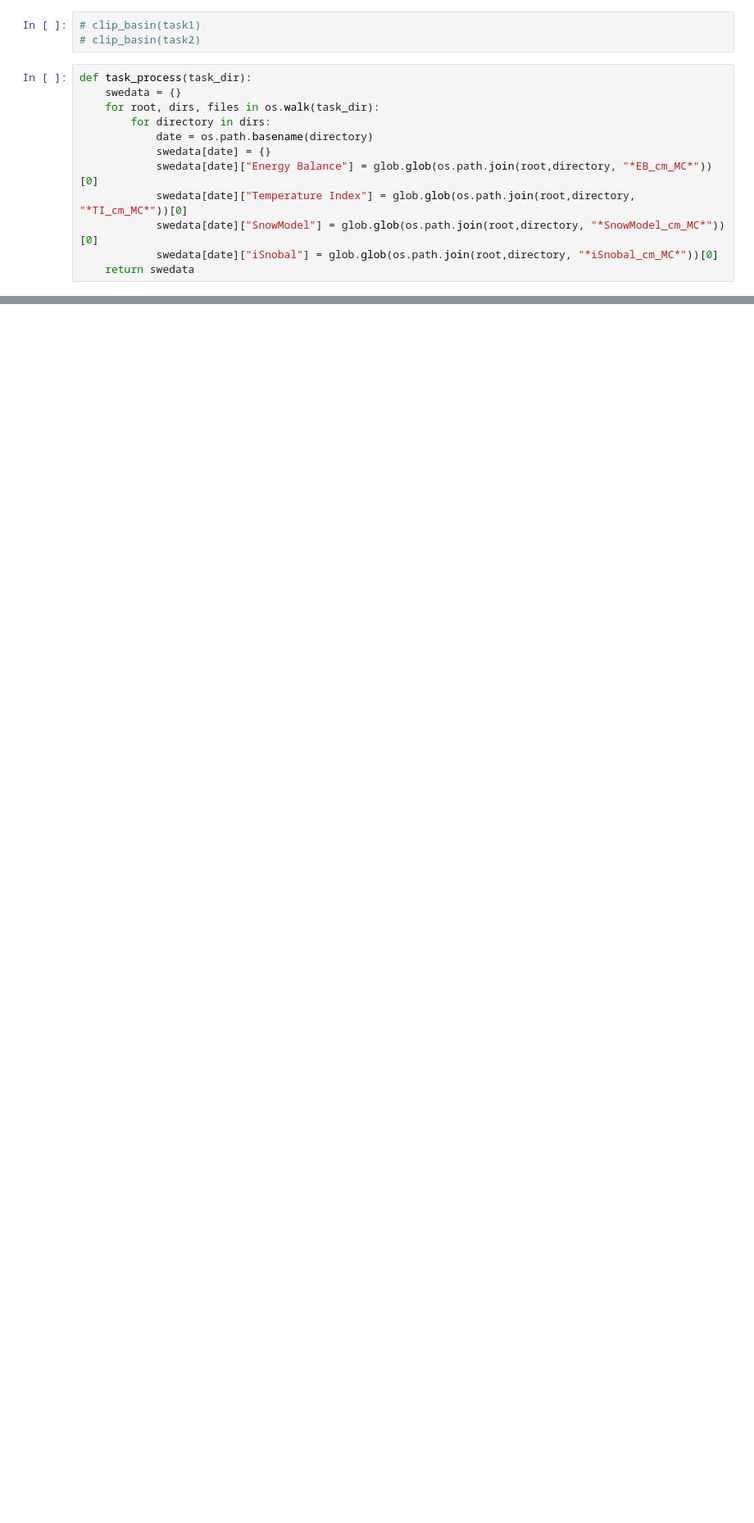
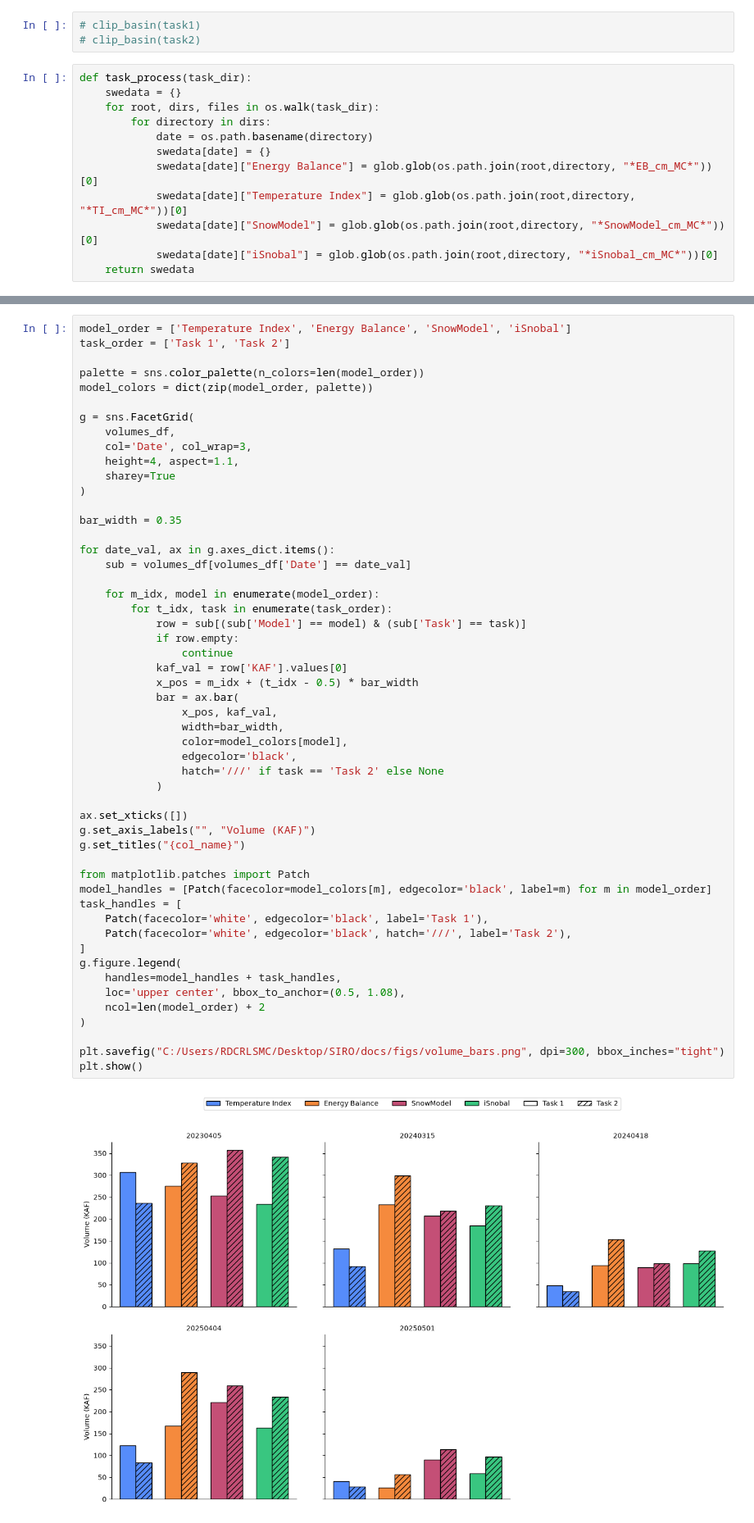
Before and after one commit to naniciafone/SIRO, a Jupyter notebook: notebooks/SWE_analysis.ipynb, the cells around one changed output, grey strips where cells are left out. Shown at 82% size. Cells and saved outputs as stored; diff of their text form; blank space fills up the shorter version.

```diff
--- a/notebooks/SWE_analysis.ipynb
+++ b/notebooks/SWE_analysis.ipynb
@@ -319,0 +462,54 @@ with rasterio.open(dem_fp) as src:
+# %%
+model_order = ['Temperature Index', 'Energy Balance', 'SnowModel', 'iSnobal']
+task_order = ['Task 1', 'Task 2']
+
+palette = sns.color_palette(n_colors=len(model_order))
+model_colors = dict(zip(model_order, palette))
+
+g = sns.FacetGrid(
+    volumes_df,
+    col='Date', col_wrap=3,
+    height=4, aspect=1.1,
+    sharey=True
+)
+
+bar_width = 0.35
+
+for date_val, ax in g.axes_dict.items():
+    sub = volumes_df[volumes_df['Date'] == date_val]
+
+    for m_idx, model in enumerate(model_order):
+        for t_idx, task in enumerate(task_order):
+            row = sub[(sub['Model'] == model) & (sub['Task'] == task)]
+            if row.empty:
+                continue
+            kaf_val = row['KAF'].values[0]
+            x_pos = m_idx + (t_idx - 0.5) * bar_width
+            bar = ax.bar(
+                x_pos, kaf_val,
+                width=bar_width,
+                color=model_colors[model],
+                edgecolor='black',
+                hatch='///' if task == 'Task 2' else None
+            )
+
+ax.set_xticks([])
+g.set_axis_labels("", "Volume (KAF)")
+g.set_titles("{col_name}")
+
+from matplotlib.patches import Patch
+model_handles = [Patch(facecolor=model_colors[m], edgecolor='black', label=m) for m in model_order]
+task_handles = [
+    Patch(facecolor='white', edgecolor='black', label='Task 1'),
+    Patch(facecolor='white', edgecolor='black', hatch='///', label='Task 2'),
+]
+g.figure.legend(
+    handles=model_handles + task_handles,
+    loc='upper center', bbox_to_anchor=(0.5, 1.08),
+    ncol=len(model_order) + 2
+)
+
+plt.savefig("C:/Users/RDCRLSMC/Desktop/SIRO/docs/figs/volume_bars.png", dpi=300, bbox_inches="tight")
+plt.show()
+# %% [output]
+[figure, added]
```
Also changed, not shown: parts of 24 cells of this notebook, 4 other files.
